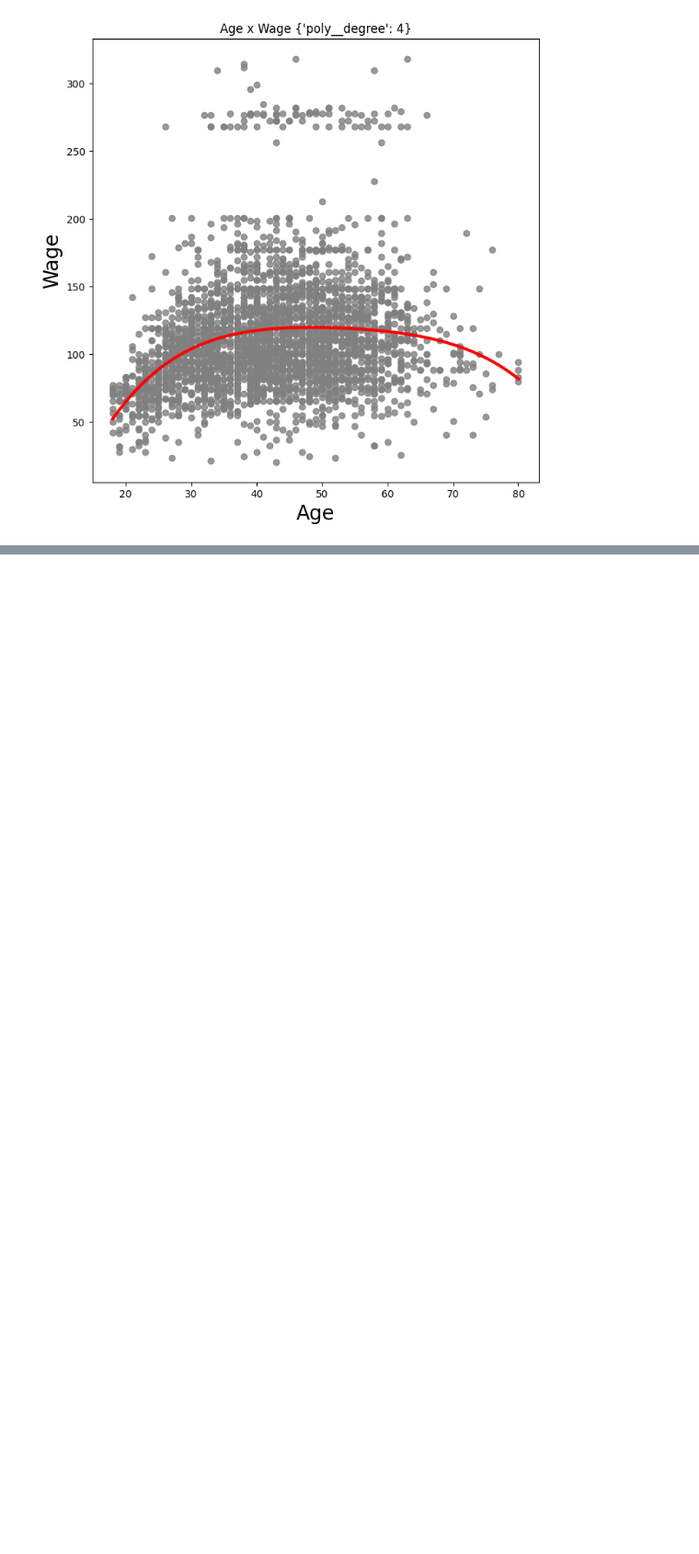
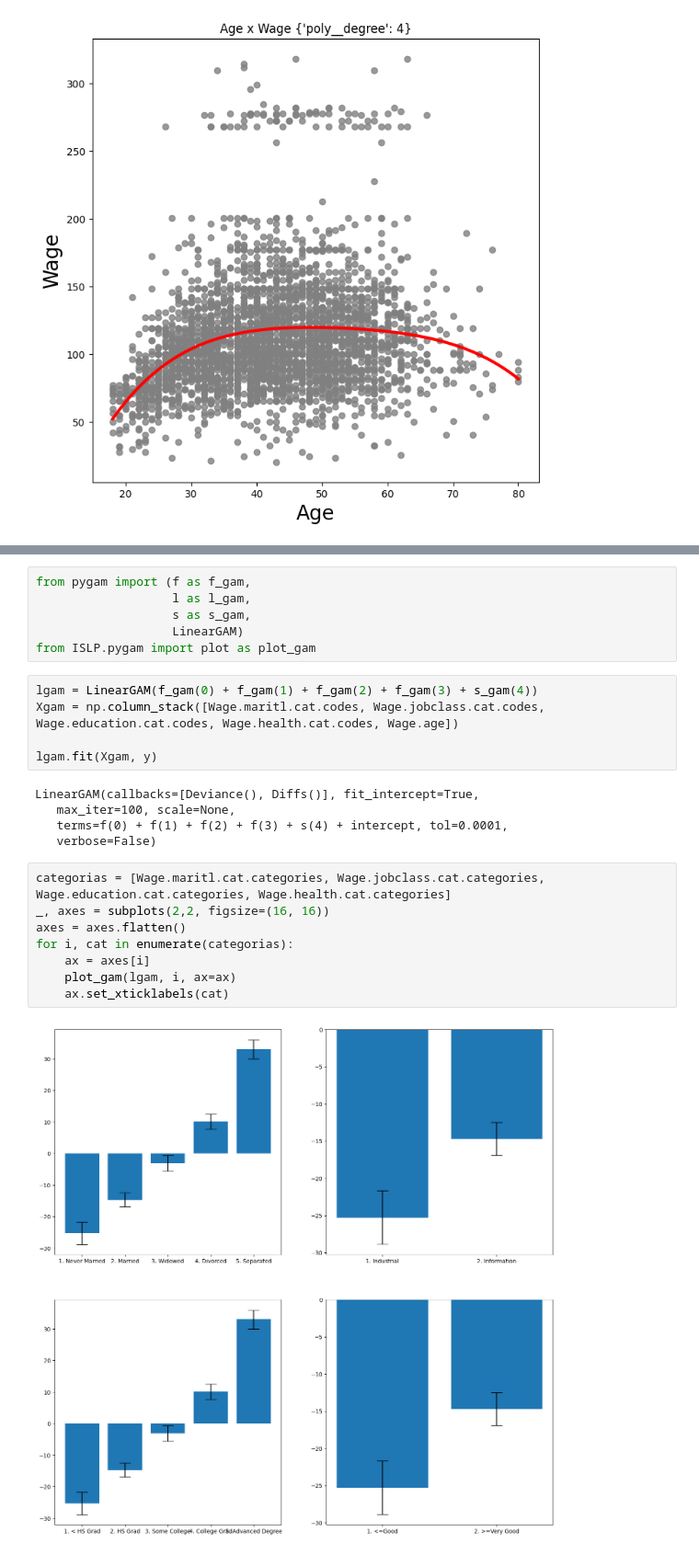
Before and after one commit to oliveira-silva-lucas/ISLP, a Jupyter notebook: Cap_07_Non_Linear_Modeling/Exercises/ex_cap_07_wage.ipynb, the cells around one changed output, grey strips where cells are left out. Shown at 92% size. Saved outputs shown, nothing was run; the diff lists cells and outputs as text; blank space fills up the shorter version.

```diff
--- a/Cap_07_Non_Linear_Modeling/Exercises/ex_cap_07_wage.ipynb
+++ b/Cap_07_Non_Linear_Modeling/Exercises/ex_cap_07_wage.ipynb
@@ -157,0 +157,26 @@ Text(0.5, 1.0, "Age x Wage {'discretizer__n_bins': 13, 'discretizer__strategy':
+# %%
+from pygam import (f as f_gam,
+                   l as l_gam,
+                   s as s_gam,
+                   LinearGAM)
+from ISLP.pygam import plot as plot_gam
+# %%
+lgam = LinearGAM(f_gam(0) + f_gam(1) + f_gam(2) + f_gam(3) + s_gam(4))
+Xgam = np.column_stack([Wage.maritl.cat.codes, Wage.jobclass.cat.codes, Wage.education.cat.codes, Wage.health.cat.codes, Wage.age])
+
+lgam.fit(Xgam, y)
+# %% [output]
+LinearGAM(callbacks=[Deviance(), Diffs()], fit_intercept=True,
+   max_iter=100, scale=None,
+   terms=f(0) + f(1) + f(2) + f(3) + s(4) + intercept, tol=0.0001,
+   verbose=False)
+# %%
+categorias = [Wage.maritl.cat.categories, Wage.jobclass.cat.categories, Wage.education.cat.categories, Wage.health.cat.categories]
+_, axes = subplots(2,2, figsize=(16, 16))
+axes = axes.flatten()
+for i, cat in enumerate(categorias):
+    ax = axes[i]
+    plot_gam(lgam, i, ax=ax)
+    ax.set_xticklabels(cat)
+# %% [output]
+[figure, added]
```
Also changed, not shown: parts of 14 cells of this notebook.
